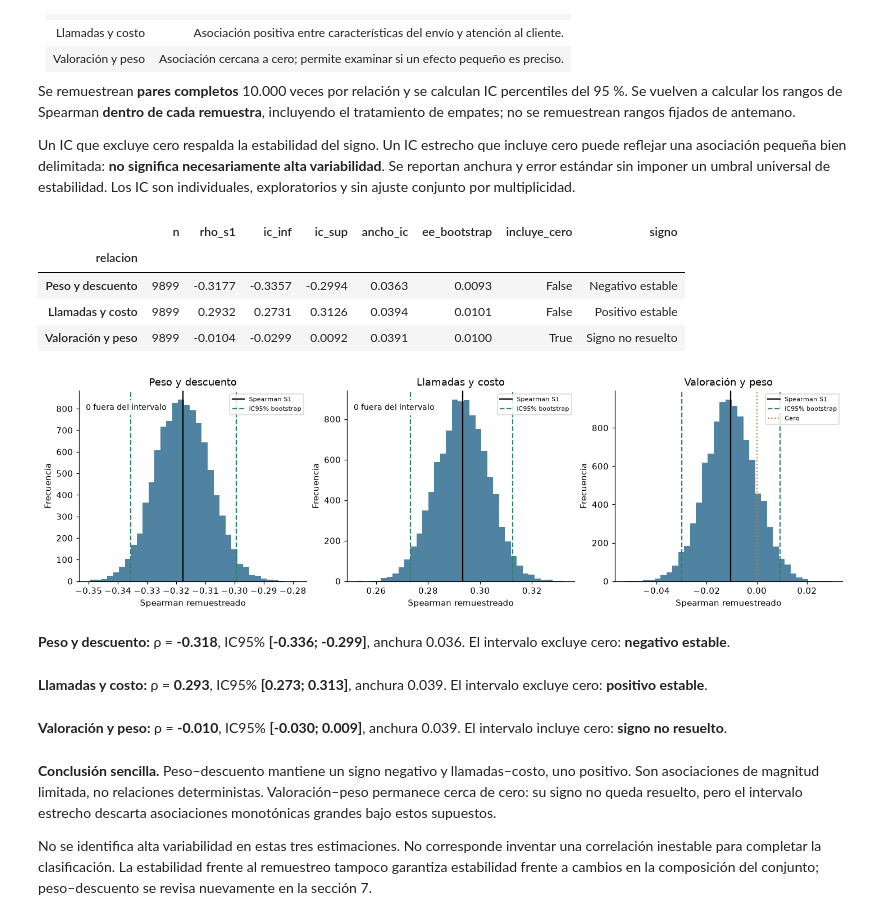
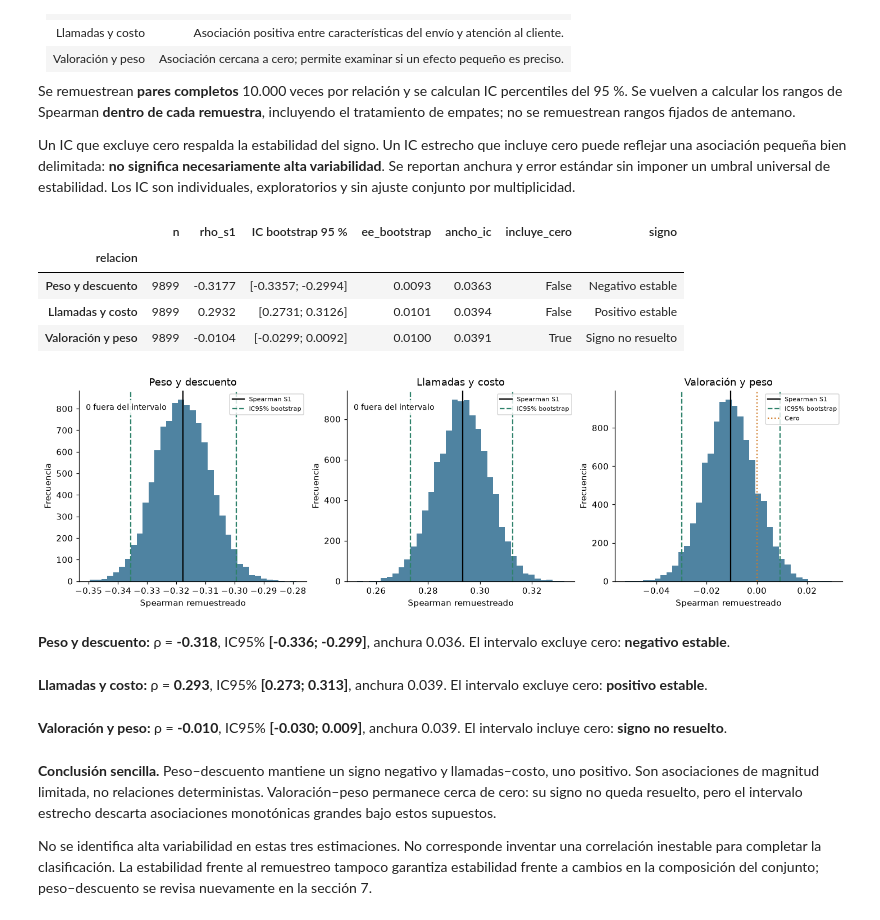
Before and after one commit to jorge170102/ESTAD-STICA-COMPUTACIONAL---Grupo-7--MCDI501.202682.1914.EL.ON, a Jupyter notebook: notebooks/sumativa_2.ipynb, the cells around one changed output. Drawn from its saved outputs; the diff is of its cells as text; code cells hidden in the pictures.

```diff
--- a/notebooks/sumativa_2.ipynb
+++ b/notebooks/sumativa_2.ipynb
@@ -583,39 +576,52 @@ for (a, b, nombre), semilla in zip(PARES, SEMILLAS["correlaciones"]):
     signo = "Signo no resuelto" if contiene_cero else ("Negativo estable" if intervalo[1] < 0 else "Positivo estable")
     filas.append({"relacion": nombre, "n": len(pares),
         "rho_s1": stats.spearmanr(pares[a], pares[b]).statistic,
         "ic_inf": intervalo[0], "ic_sup": intervalo[1],
         "ancho_ic": intervalo[1] - intervalo[0], "ee_bootstrap": valores.std(ddof=1),
         "incluye_cero": contiene_cero, "signo": signo})
 correlaciones = pd.DataFrame(filas).set_index("relacion")
-display(correlaciones.round(4))
+# Tabla de presentación de resultados
+tabla_correlaciones = correlaciones.copy()
+tabla_correlaciones["IC bootstrap 95 %"] = tabla_correlaciones.apply(lambda r: f"[{r['ic_inf']:.4f}; {r['ic_sup']:.4f}]", axis=1)
+tabla_correlaciones = tabla_correlaciones[[
+    "n",
+    "rho_s1",
+    "IC bootstrap 95 %",
+    "ee_bootstrap",
+    "ancho_ic",
+    "incluye_cero",
+    "signo"
+]]
+
+display(tabla_correlaciones.round(4))
 
 fig, axes = plt.subplots(1, 3, figsize=(13, 3.8), constrained_layout=True)
 for ax, (nombre, r) in zip(axes, correlaciones.iterrows()):
     ax.hist(distribuciones_rho[nombre], bins=35, color=AZUL, alpha=0.8)
     ax.axvline(r.rho_s1, color="black", label="Spearman S1")
     ax.axvline(r.ic_inf, color=VERDE, ls="--", label="IC95% bootstrap")
     ax.axvline(r.ic_sup, color=VERDE, ls="--")
     # Si el cero queda muy lejos, se indica en texto para no comprimir el histograma.
     if r.ic_inf - r.ancho_ic <= 0 <= r.ic_sup + r.ancho_ic:
         ax.axvline(0, color=NARANJA, ls=":", label="Cero")
     else:
         ax.text(0.03, 0.9, "0 fuera del intervalo", transform=ax.transAxes, fontsize=9,
                 bbox={"facecolor": "white", "edgecolor": "none", "alpha": 0.85})
     ax.set(title=nombre, xlabel="Spearman remuestreado", ylabel="Frecuencia")
     ax.legend(fontsize=7, loc="upper right")
 plt.show()
 plt.close(fig)
 
 for nombre, r in correlaciones.iterrows():
     display(Markdown(f"**{nombre}:** ρ = **{r.rho_s1:.3f}**, IC95% "
         f"**[{r.ic_inf:.3f}; {r.ic_sup:.3f}]**, anchura {r.ancho_ic:.3f}. "
         f"El intervalo {'incluye' if r.incluye_cero else 'excluye'} cero: **{r.signo.lower()}**."))
 # %% [output]
-|  | n | rho_s1 | ic_inf | ic_sup | ancho_ic | ee_bootstrap | incluye_cero | signo |
-| relacion |  |  |  |  |  |  |  |  |
-| Peso y descuento | 9899 | -0.3177 | -0.3357 | -0.2994 | 0.0363 | 0.0093 | False | Negativo estable |
-| Llamadas y costo | 9899 | 0.2932 | 0.2731 | 0.3126 | 0.0394 | 0.0101 | False | Positivo estable |
-| Valoración y peso | 9899 | -0.0104 | -0.0299 | 0.0092 | 0.0391 | 0.0100 | True | Signo no resuelto |
+|  | n | rho_s1 | IC bootstrap 95 % | ee_bootstrap | ancho_ic | incluye_cero | signo |
+| relacion |  |  |  |  |  |  |  |
+| Peso y descuento | 9899 | -0.3177 | [-0.3357; -0.2994] | 0.0093 | 0.0363 | False | Negativo estable |
+| Llamadas y costo | 9899 | 0.2932 | [0.2731; 0.3126] | 0.0101 | 0.0394 | False | Positivo estable |
+| Valoración y peso | 9899 | -0.0104 | [-0.0299; 0.0092] | 0.0100 | 0.0391 | True | Signo no resuelto |
 [figure]
 **Peso y descuento:** ρ = **-0.318**, IC95% **[-0.336; -0.299]**, anchura 0.036. El intervalo excluye cero: **negativo estable**.
 **Llamadas y costo:** ρ = **0.293**, IC95% **[0.273; 0.313]**, anchura 0.039. El intervalo excluye cero: **positivo estable**.
```
Also changed, not shown: parts of 4 cells of this notebook, 2 other files.
